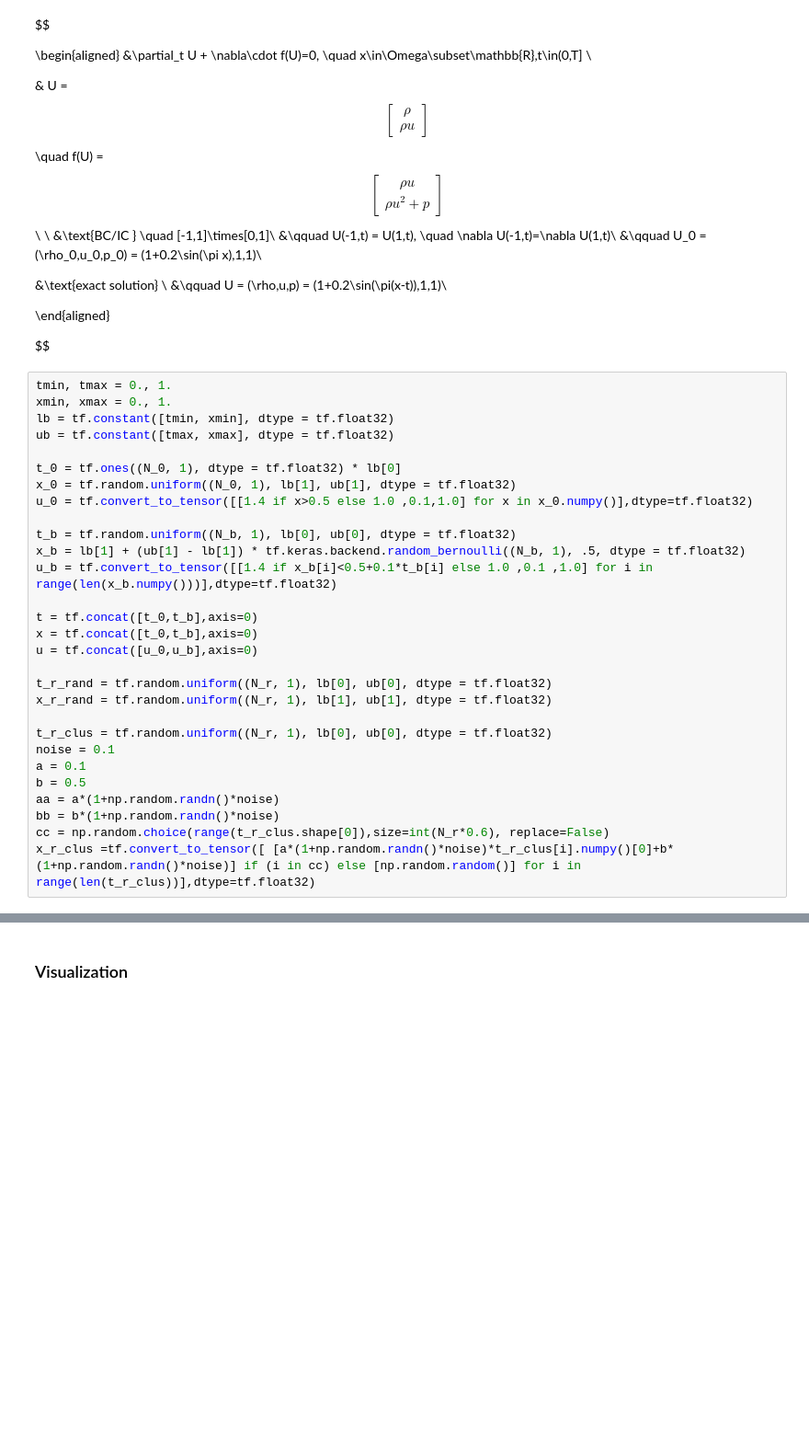
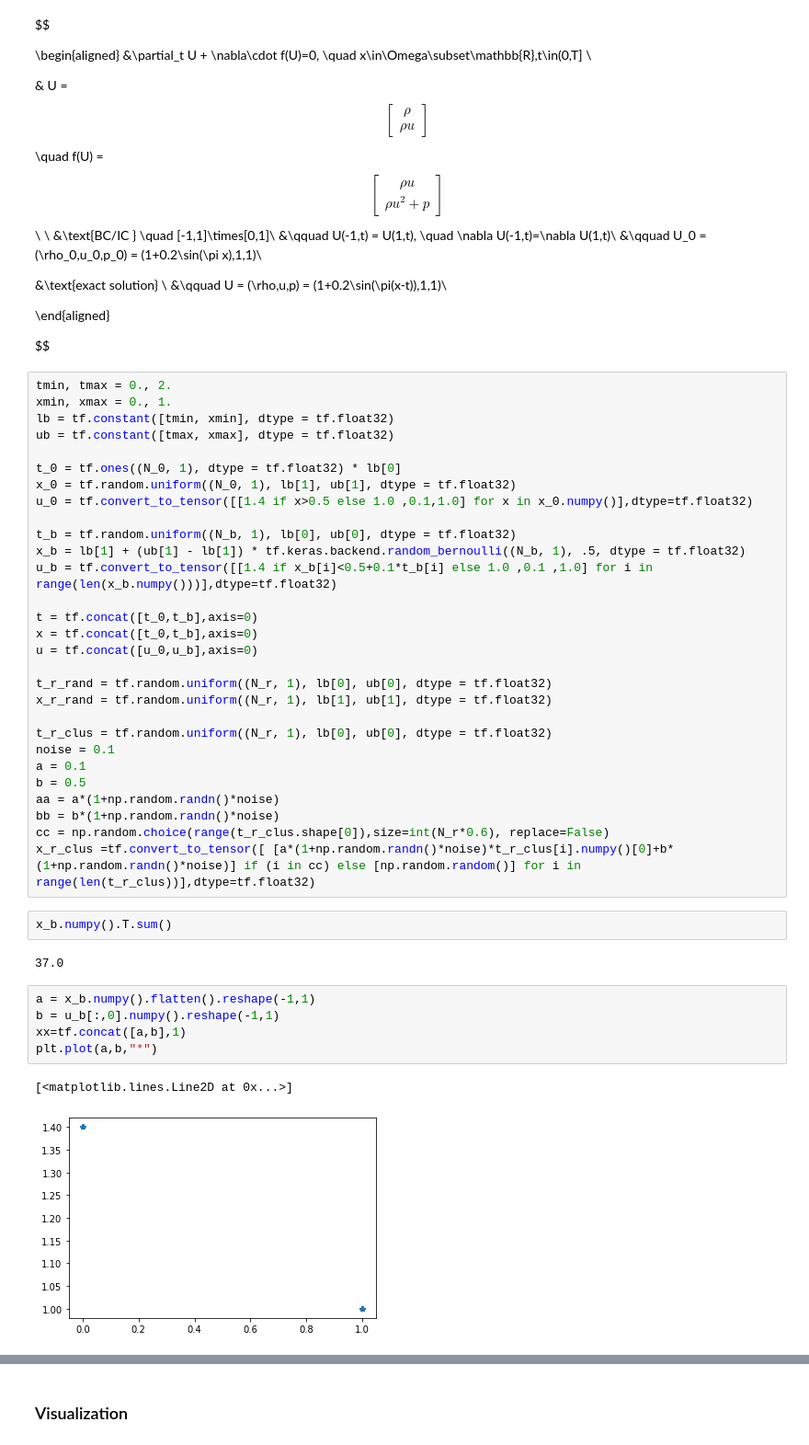
Before and after one commit to caizihuahua/Reading_Material, a Jupyter notebook: notebook/ex1.ipynb, the cells around one changed output, grey strips where cells are left out. Shown: that part at 92% size. Saved outputs shown, nothing was run; the diff lists cells and outputs as text; blank space fills up the shorter version.

```diff
--- a/notebook/ex1.ipynb
+++ b/notebook/ex1.ipynb
@@ -243,7 +243,7 @@ f(U) = \begin{bmatrix}
 
 $$
 # %%
-tmin, tmax = 0., 1.
+tmin, tmax = 0., 2.
 xmin, xmax = 0., 1.
 lb = tf.constant([tmin, xmin], dtype = tf.float32)
 ub = tf.constant([tmax, xmax], dtype = tf.float32)
@@ -271,6 +271,18 @@ aa = a*(1+np.random.randn()*noise)
 bb = b*(1+np.random.randn()*noise)
 cc = np.random.choice(range(t_r_clus.shape[0]),size=int(N_r*0.6), replace=False)
 x_r_clus =tf.convert_to_tensor([ [a*(1+np.random.randn()*noise)*t_r_clus[i].numpy()[0]+b*(1+np.random.randn()*noise)] if (i in cc) else [np.random.random()] for i in range(len(t_r_clus))],dtype=tf.float32)
+# %%
+x_b.numpy().T.sum()
+# %% [output]
+37.0
+# %%
+a = x_b.numpy().flatten().reshape(-1,1)
+b = u_b[:,0].numpy().reshape(-1,1)
+xx=tf.concat([a,b],1)
+plt.plot(a,b,"*")
+# %% [output]
+[<matplotlib.lines.Line2D at 0x...>]
+[figure, added]
 # %%
 plt.figure(figsize=(6,4))
 plt.ylabel("x")
```
Also changed, not shown: parts of 13 cells of this notebook, 12 other files.
